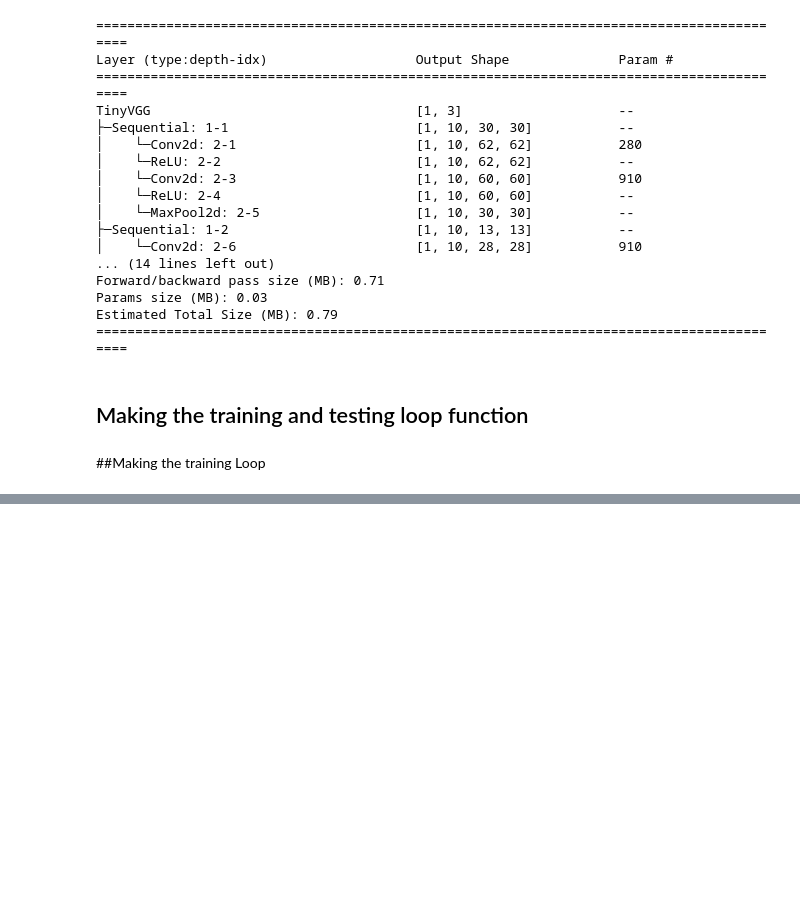
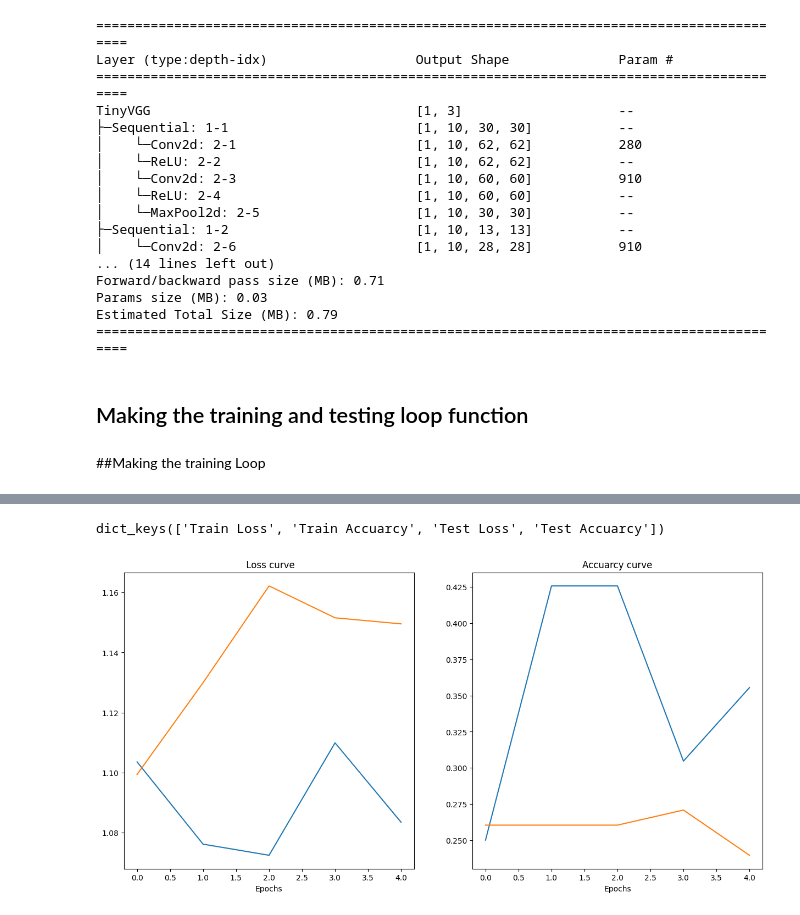
Before and after one commit to Imran1hp/Food-Recognition-Deep-Learning-model, a Jupyter notebook: Food_recognition_Deep_Learning.ipynb, the cells around one changed output, grey strips where cells are left out. Saved outputs shown, nothing was run; the diff lists cells and outputs as text; code cells hidden in the pictures; blank space fills up the shorter version.

```diff
--- a/Food_recognition_Deep_Learning.ipynb
+++ b/Food_recognition_Deep_Learning.ipynb
@@ -701,7 +704,7 @@ def accuarcy_fn ( y_true , y_pred ):
 # %%
 def train_step(model: torch.nn.Module , dataloader: torch.utils.data.DataLoader
                , loss_fn: torch.nn.Module , optimizer: torch.optim.Optimizer ,
-               acc_fn = accuarcy_fn ,
+
                device: torch.device = device):
    model.train()
 
@@ -721,7 +724,8 @@ def train_step(model: torch.nn.Module , dataloader: torch.utils.data.DataLoader
 
       optimizer.step()
 
-      train_acc += acc_fn(y_true = y , y_pred = y_pred.argmax(dim=1))
+      y_pred_class = torch.argmax(torch.softmax(y_pred, dim=1), dim=1)
+      train_acc += (y_pred_class == y).sum().item()/len(y_pred)
 
    train_loss /=len(dataloader)
    train_acc  /=len(dataloader)
@@ -757,7 +770,7 @@ def test_step ( model: torch.nn.Module , dataloader : torch.utils.data.DataLoade
 from tqdm.auto import tqdm
 def train_loop( model: torch.nn.Module , train_dataloader: torch.utils.data.DataLoader
                , test_dataloader: torch.utils.data.DataLoader, loss_fn:torch.nn.Module,
-                optimizer: torch.optim.Optimizer,acc_fn = accuarcy_fn,
+                optimizer: torch.optim.Optimizer,
                 device:torch.device = device , epochs:int = 5):
 
 
@@ -800,7 +813,7 @@ optimizer = torch.optim.Adam(params = model_0.parameters() , lr =0.001)
 torch.manual_seed(42)
 torch.cuda.manual_seed(42)
 
-train_loop(model_0 ,epochs = 5 ,train_dataloader = train_dataloader_simple
+model_0_result = train_loop(model_0 ,epochs = 5 ,train_dataloader = train_dataloader_simple
            , test_dataloader = test_dataloader_simple ,
            loss_fn = loss_fn , optimizer = optimizer)
 # %% [output]
@@ -837,0 +835,39 @@ Epoch: 4
+# %%
+model_0_result.keys()
+# %% [output]
+dict_keys(['Train Loss', 'Train Accuarcy', 'Test Loss', 'Test Accuarcy'])
+# %%
+def plot_loss_curves(results):
+  loss = results['Train Loss']
+  test_loss = results['Test Loss']
+
+
+  accuarcy = results['Train Accuarcy']
+  test_accuarcy = results['Test Accuarcy']
+
+
+  epochs = range(len(results['Train Loss']))
+
+
+
+  plt.figure(figsize=(15,7))
+
+
+
+  plt.subplot(1 , 2 , 1)
+  plt.plot(epochs , loss , label='Train loss')
+  plt.plot(epochs , test_loss , label = 'Test loss')
+  plt.title(" Loss curve")
+  plt.xlabel('Epochs')
+  plt.legend
+
+  plt.subplot(1,2 ,2)
+  plt.plot(epochs , accuarcy , label = " Train  Accuarcy ")
+  plt.plot ( epochs ,test_accuarcy , label =' Test Accuarcy')
+  plt.title('Accuarcy curve')
+  plt.xlabel('Epochs')
+  plt.legend
+# %%
+plot_loss_curves(model_0_result)
+# %% [output]
+[figure, added]
```
Also changed, not shown: parts of 19 cells of this notebook.
